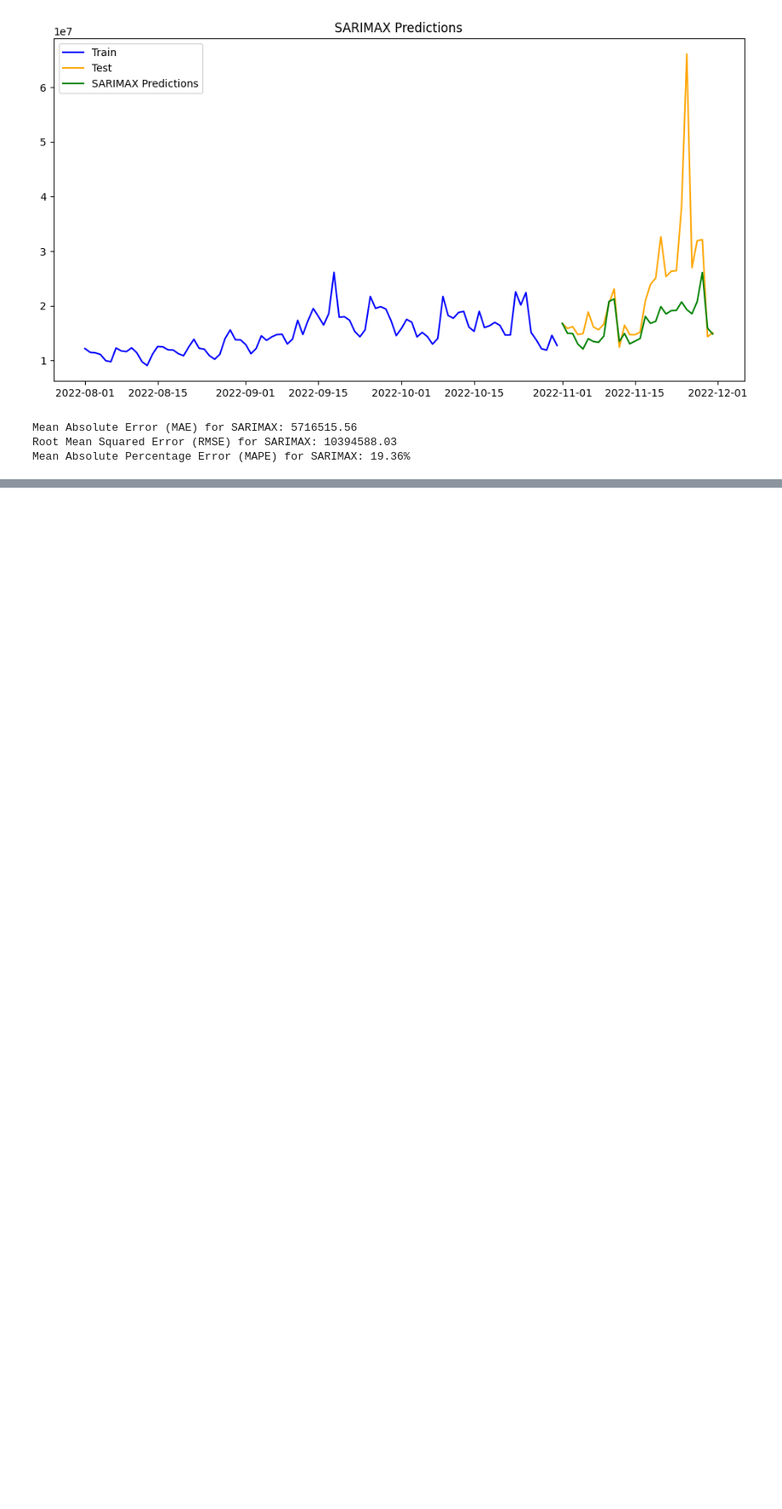
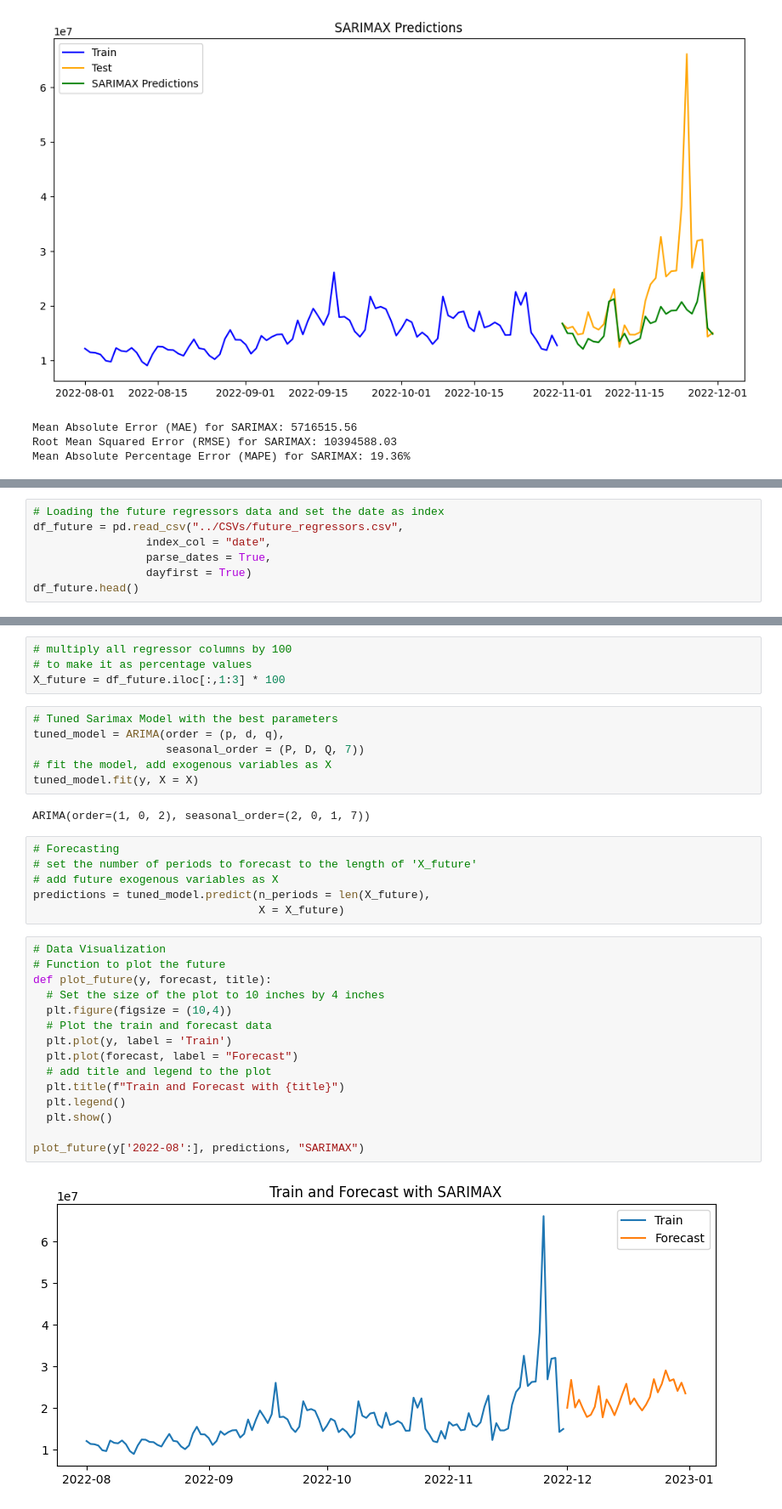
Before and after one commit to SuDy0906/Time-Series-Analysis-and-Forecasting, a Jupyter notebook: Models/SARIMAX.ipynb, the cells around one changed output, grey strips where cells are left out. Shown: that part at 85% size. Cells and saved outputs as stored; diff of their text form; blank space fills up the shorter version.

Commit message:
Added SARIMAX

```diff
--- a/Models/SARIMAX.ipynb
+++ b/Models/SARIMAX.ipynb
@@ -152,0 +304,7 @@ Mean Absolute Percentage Error (MAPE) for SARIMAX: 19.36%
+# %%
+# Loading the future regressors data and set the date as index
+df_future = pd.read_csv("../CSVs/future_regressors.csv",
+                 index_col = "date",
+                 parse_dates = True,
+                 dayfirst = True)
+df_future.head()
@@ -152,0 +319,35 @@ Mean Absolute Percentage Error (MAPE) for SARIMAX: 19.36%
+# %%
+# multiply all regressor columns by 100
+# to make it as percentage values
+X_future = df_future.iloc[:,1:3] * 100
+# %%
+# Tuned Sarimax Model with the best parameters
+tuned_model = ARIMA(order = (p, d, q),
+                    seasonal_order = (P, D, Q, 7))
+# fit the model, add exogenous variables as X
+tuned_model.fit(y, X = X)
+# %% [output]
+ARIMA(order=(1, 0, 2), seasonal_order=(2, 0, 1, 7))
+# %%
+# Forecasting
+# set the number of periods to forecast to the length of 'X_future'
+# add future exogenous variables as X
+predictions = tuned_model.predict(n_periods = len(X_future),
+                                  X = X_future)
+# %%
+# Data Visualization
+# Function to plot the future
+def plot_future(y, forecast, title):
+  # Set the size of the plot to 10 inches by 4 inches
+  plt.figure(figsize = (10,4))
+  # Plot the train and forecast data
+  plt.plot(y, label = 'Train')
+  plt.plot(forecast, label = "Forecast")
+  # add title and legend to the plot
+  plt.title(f"Train and Forecast with {title}")
+  plt.legend()
+  plt.show()
+
+plot_future(y['2022-08':], predictions, "SARIMAX")
+# %% [output]
+[figure, added]
```
Also changed, not shown: parts of 17 cells of this notebook.
